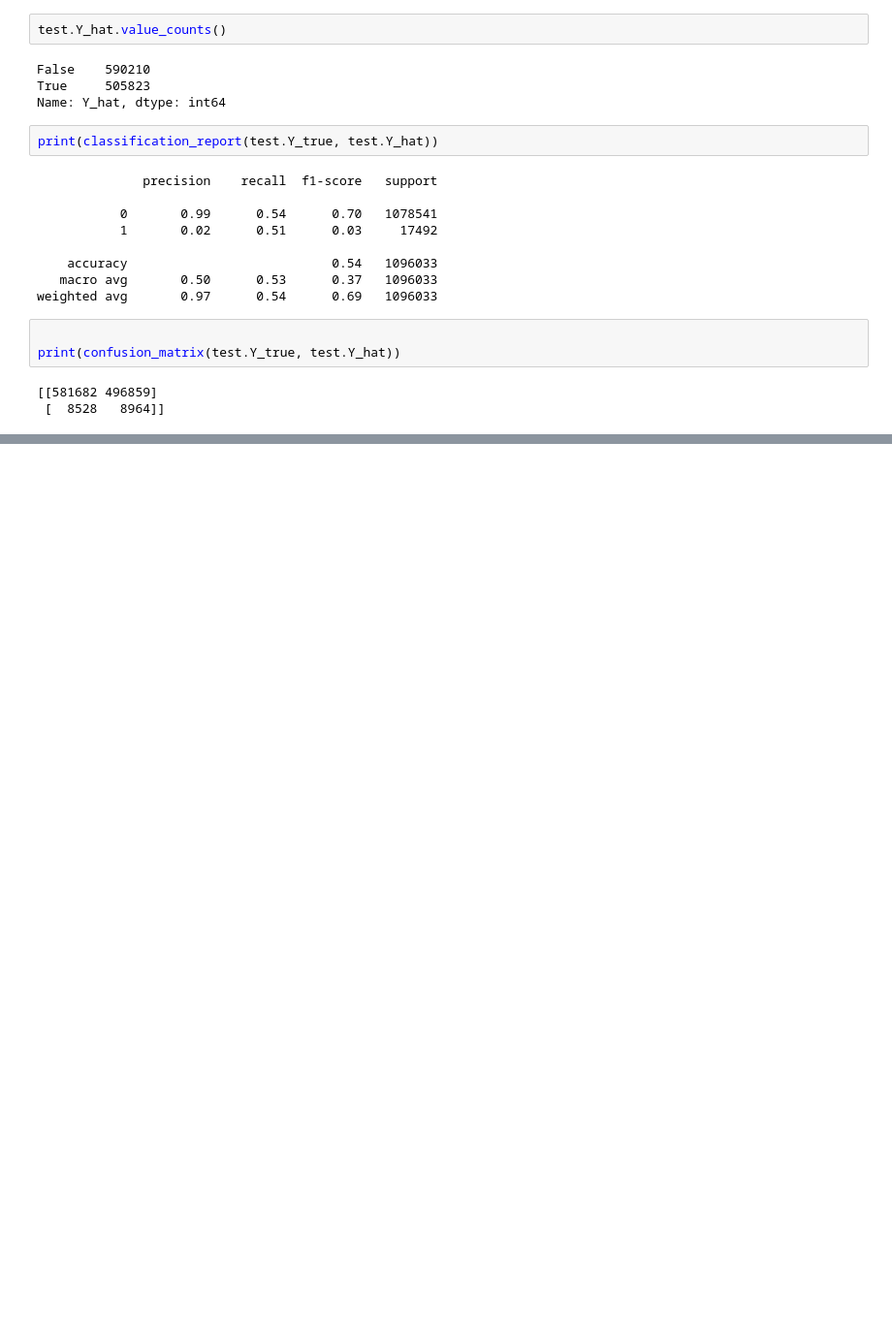
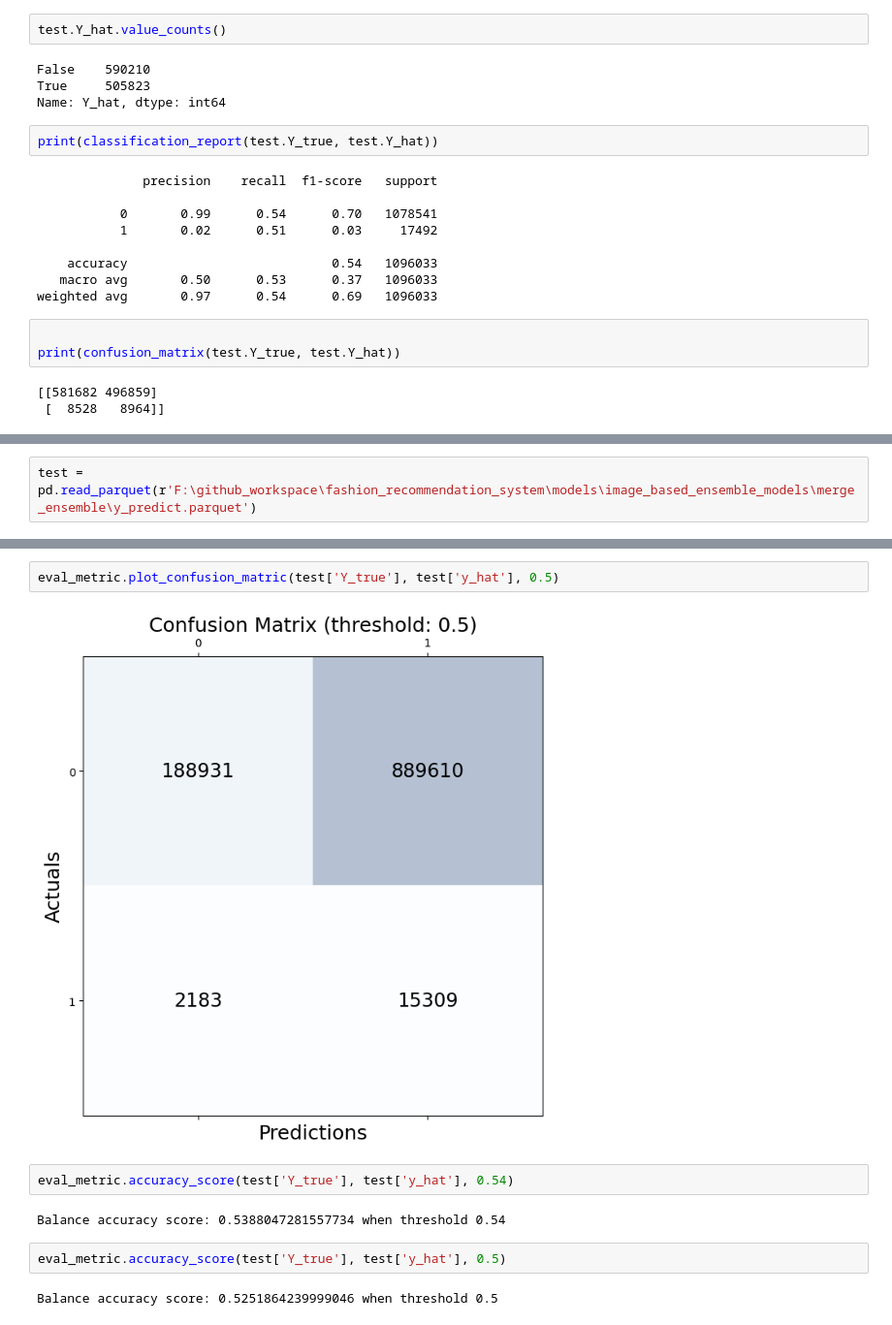
Before and after one commit to SmithaUpadhyaya/fashion_recommendation_system, a Jupyter notebook: notebooks/model/image_based_resent_back_trained.ipynb, the cells around one changed output, grey strips where cells are left out. Shown at 97% size. Drawn from its saved outputs; the diff is of its cells as text; blank space fills up the shorter version.

Commit message:
Changes made to add merge ensemble outputs

```diff
--- a/notebooks/model/image_based_resent_back_trained.ipynb
+++ b/notebooks/model/image_based_resent_back_trained.ipynb
@@ -1380,0 +1330,2 @@ print(classification_report(y_true, y_pred))
+# %%
+test = pd.read_parquet(r'F:\github_workspace\fashion_recommendation_system\models\image_based_ensemble_models\merge_ensemble\y_predict.parquet')
@@ -1380,0 +1353,12 @@ print(classification_report(y_true, y_pred))
+# %%
+eval_metric.plot_confusion_matric(test['Y_true'], test['y_hat'], 0.5)
+# %% [output]
+[figure, added]
+# %%
+eval_metric.accuracy_score(test['Y_true'], test['y_hat'], 0.54)
+# %% [output]
+Balance accuracy score: 0.5388047281557734 when threshold 0.54
+# %%
+eval_metric.accuracy_score(test['Y_true'], test['y_hat'], 0.5)
+# %% [output]
+Balance accuracy score: 0.5251864239999046 when threshold 0.5
```
Also changed, not shown: parts of 47 cells of this notebook, 9 other files.
